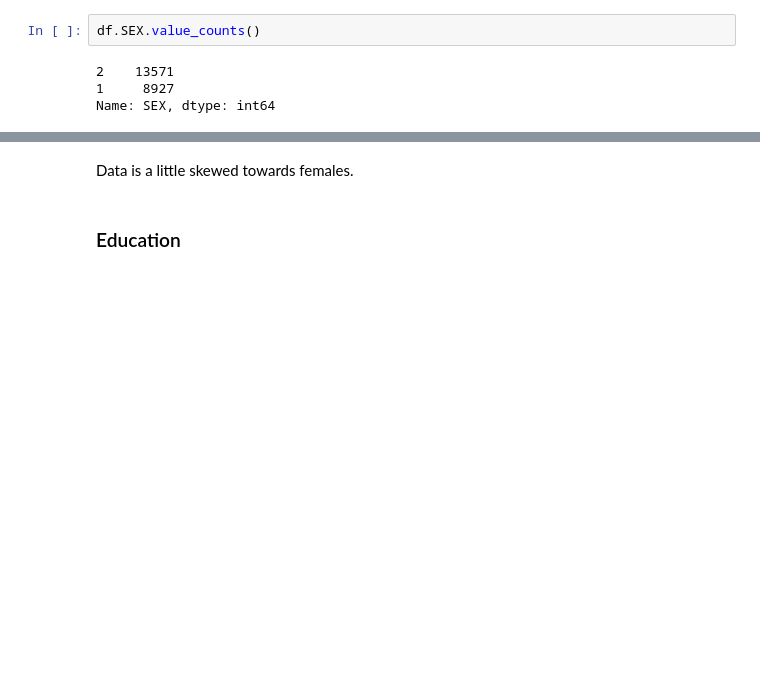
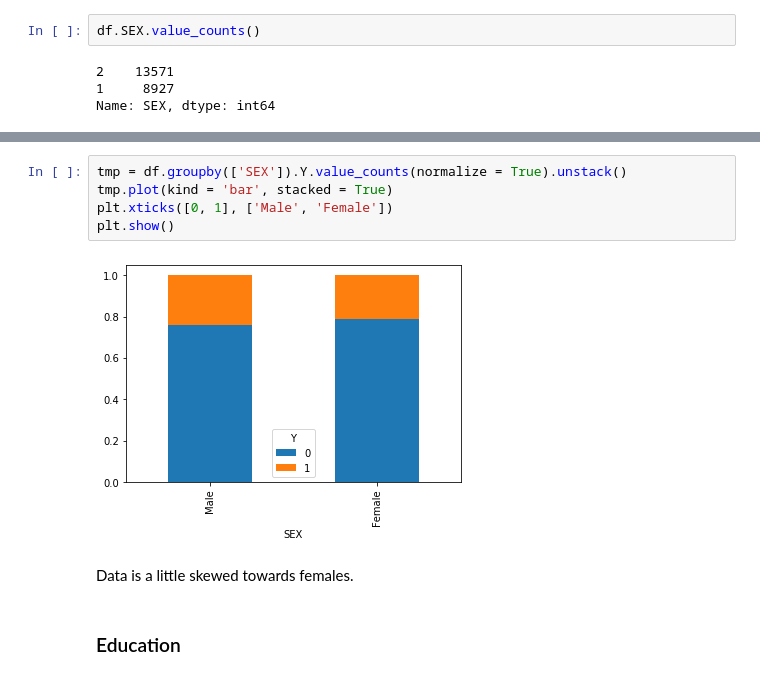
Before and after one commit to stereopickle/credit_card_default_classification, a Jupyter notebook: 010.Process.ipynb, the cells around one changed output, grey strips where cells are left out. Drawn from its saved outputs; the diff is of its cells as text; blank space fills up the shorter version.

```diff
--- a/010.Process.ipynb
+++ b/010.Process.ipynb
@@ -68,3 +101,10 @@ Name: SEX, dtype: int64
+# %%
+tmp = df.groupby(['SEX']).Y.value_counts(normalize = True).unstack()
+tmp.plot(kind = 'bar', stacked = True)
+plt.xticks([0, 1], ['Male', 'Female'])
+plt.show()
+# %% [output]
+[figure, added]
 # %% [markdown]
 Data is a little skewed towards females.
 # %% [markdown]
```
Also changed, not shown: parts of 72 cells of this notebook.
